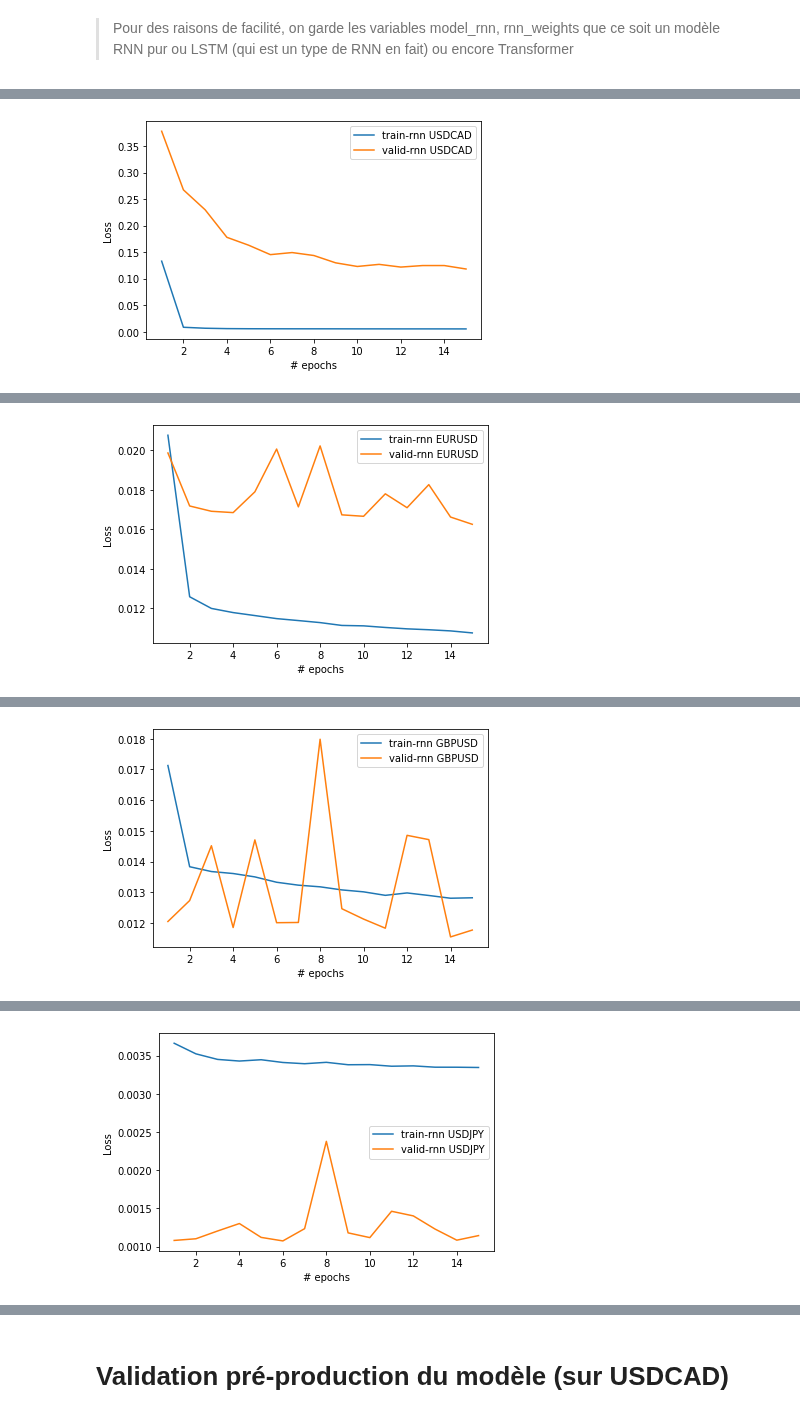
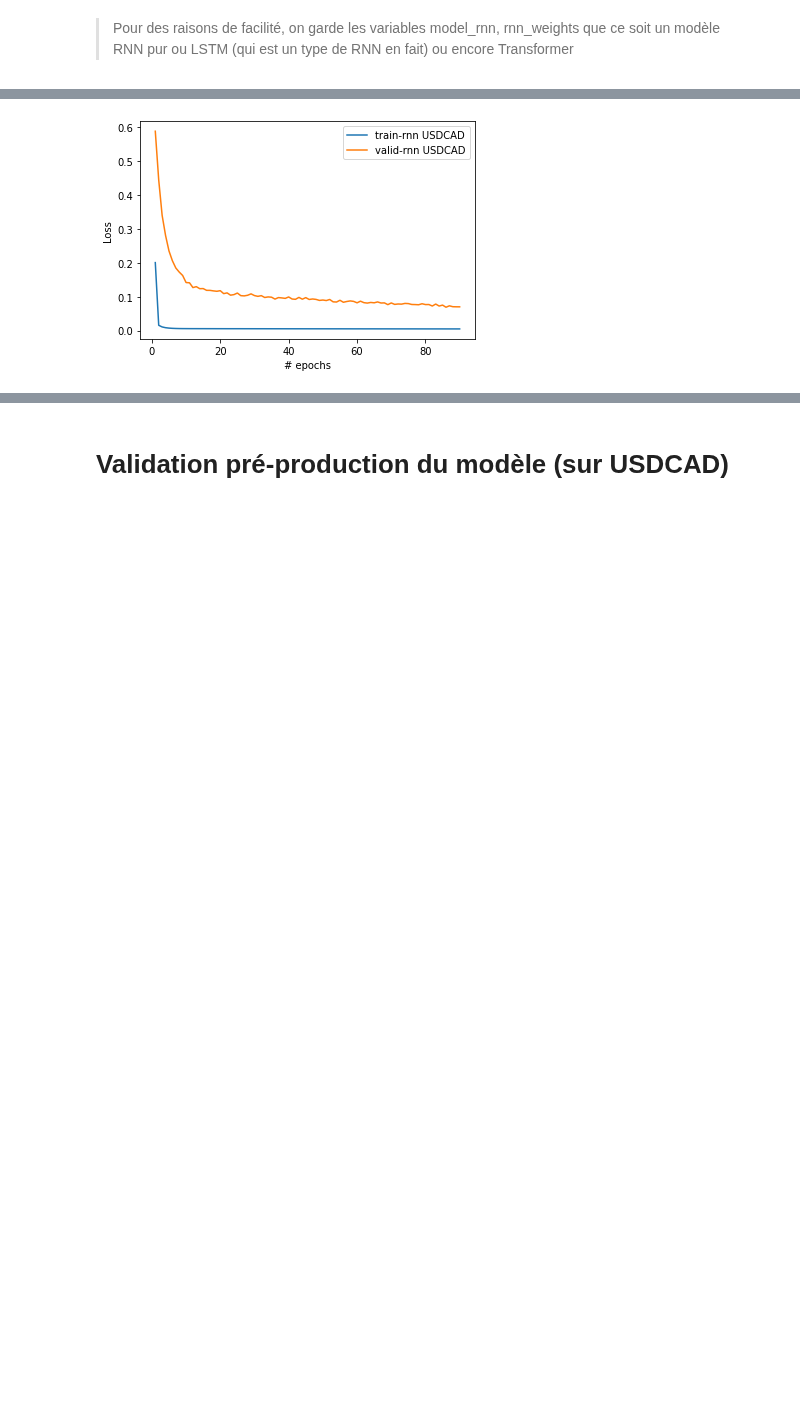
Before and after one commit to delemarchand2020/IVADO_MILA_DL, a Jupyter notebook: Predict_FX_with_DL.ipynb, the cells around one changed output, grey strips where cells are left out. Drawn from its saved outputs; the diff is of its cells as text; code cells hidden in the pictures; blank space fills up the shorter version.

```diff
--- a/Predict_FX_with_DL.ipynb
+++ b/Predict_FX_with_DL.ipynb
@@ -519,8 +652,8 @@ def get_optimizer(model, learning_rate=learning_rate):
 # %% [markdown]
 > Pour des raisons de facilité, on garde les variables model_rnn, rnn_weights que ce soit un modèle RNN pur ou LSTM (qui est un type de RNN en fait) ou encore Transformer
 # %%
-n_epoch = 15
-batch_size = 4
+n_epoch = 120
+batch_size = 8
 seq_len = 15
 pos_x = 10
 pos_y = 15
@@ -542,7 +675,7 @@ loss_fun = torch.nn.MSELoss()
 optimizer_rnn = get_optimizer(model_rnn)
 
 # choix parmi : ['USDCAD','EURUSD', 'GBPUSD','USDJPY','USDCHF','AUDUSD','USDSEK','USDNOK','NZDUSD','USDCAD']
-for name_serie in ['USDCAD','EURUSD', 'GBPUSD','USDJPY','USDCHF','AUDUSD','USDSEK','USDNOK','NZDUSD']:
+for name_serie in ['USDCAD','EURUSD', 'GBPUSD','USDCHF','AUDUSD','USDSEK','USDNOK','NZDUSD','USDCAD']:
     data_train, data_val, data_test, stat = create_datasets(seq_len=seq_len,
                                                             name_serie=name_serie,
                                                             pos_x=pos_x,
@@ -558,7 +691,7 @@ for name_serie in ['USDCAD','EURUSD', 'GBPUSD','USDJPY','USDCHF','AUDUSD','USDSE
                                                                 ys_test,batch_size = batch_size)
 
     loss_history = train_model(model_rnn, rnn_weights, optimizer_rnn, loss_fun,
-                               n_epoch=n_epoch,debug_flag=True)
+                               n_epoch=n_epoch,debug_flag=False)
 
     # Save loss history for later
     rnn_train_loss_history, rnn_valid_loss_history = loss_history
@@ -598 +716 @@ Training complete in 0m 55s
-[figure, old version]
+[figure, new version]
@@ -616 +716,0 @@ Training complete in 0m 55s
-[figure, removed]
@@ -634 +716,0 @@ Training complete in 0m 55s
-[figure, removed]
@@ -652 +716,0 @@ Training complete in 0m 54s
-[figure, removed]
```
Also changed, not shown: parts of 23 cells of this notebook.
